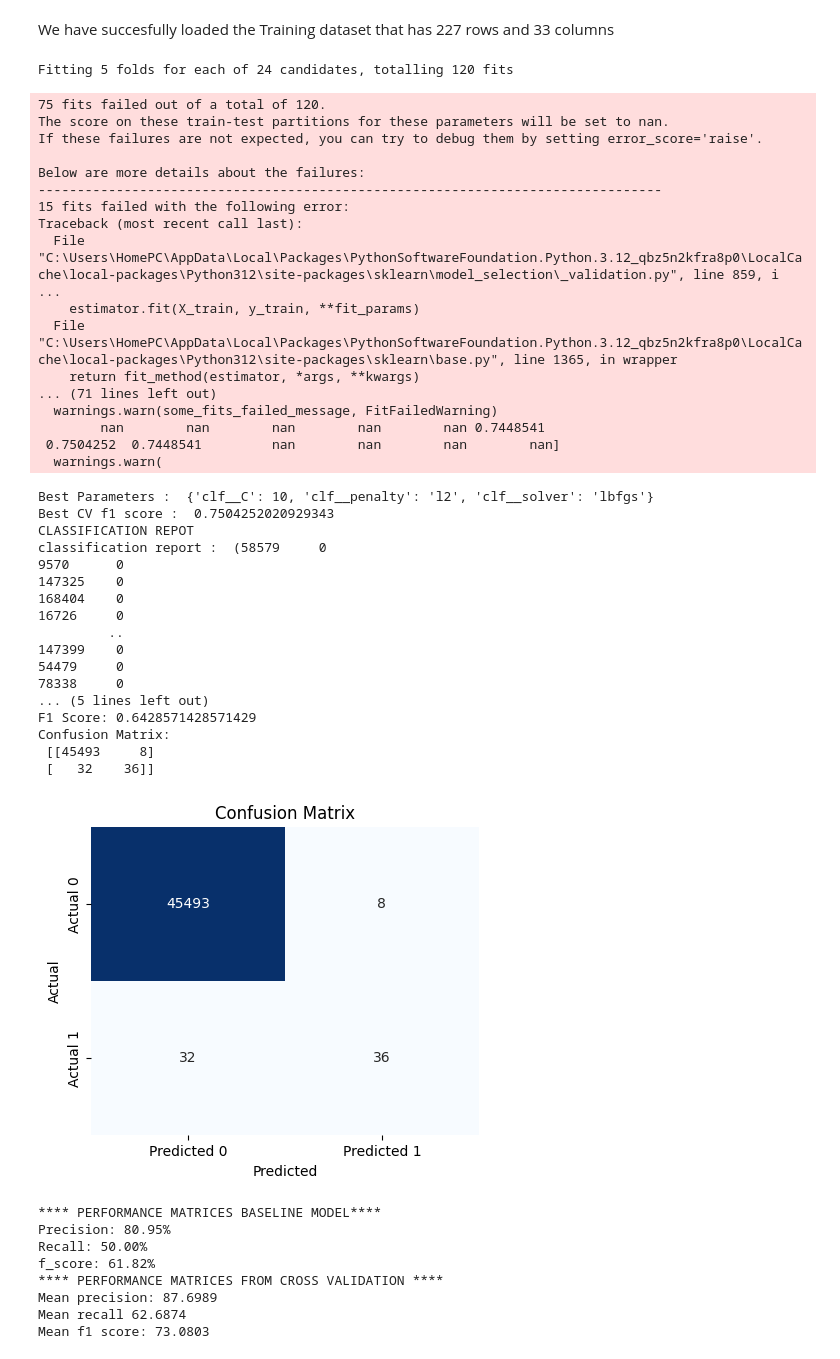
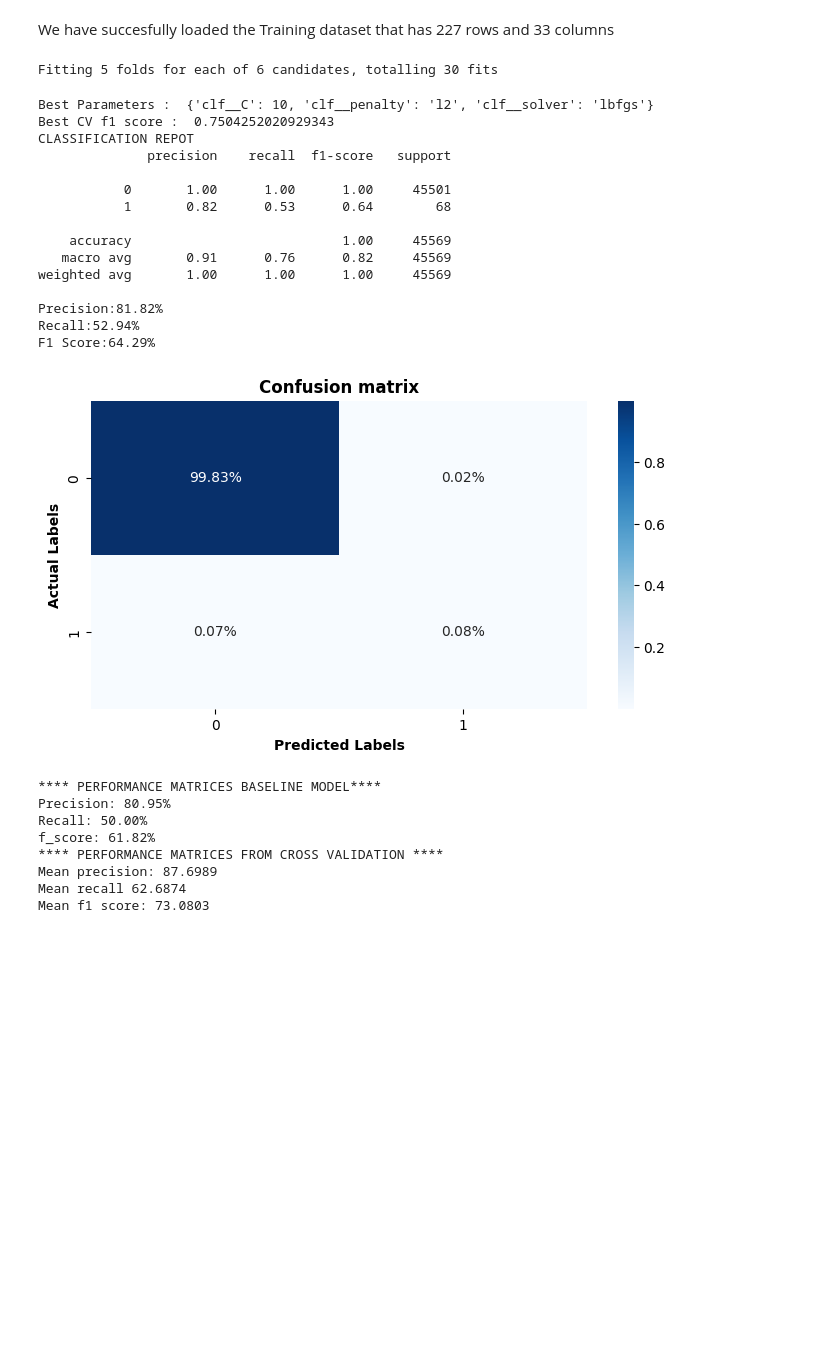
Before and after one commit to George-Njuguna/End-to-End-Real-Time-Anomaly-Detection-Pipeline, a Jupyter notebook: modelling.ipynb, the cells around one changed output. Saved outputs shown, nothing was run; the diff lists cells and outputs as text; code cells hidden in the pictures; blank space fills up the shorter version.

```diff
--- a/modelling.ipynb
+++ b/modelling.ipynb
@@ -90,7 +90,7 @@ pipe = sklpipeline([
 ])
 
 param_grid = [
-    {'clf__penalty':['l2','none'],
+    {'clf__penalty':[ 'l2', None],
     'clf__C' : [0.1,1,10],
     'clf__solver': ['lbfgs']
 }
@@ -103,80 +103,62 @@ grid = GridSearchCV(
     estimator = pipe,
     param_grid = param_grid,
     scoring = 'f1',
     cv = skf,
     n_jobs = 1,
     verbose = 1
 
 )
 
 grid.fit(X_train, y_train)
 print('Best Parameters : ', grid.best_params_)
 print('Best CV f1 score : ', grid.best_score_)
 
  # Evaluation
 best_model1= grid.best_estimator_
 y_pred1 = best_model1.predict(X_test)
 y_pred1_prob = best_model1.predict_proba(X_test)[:,1]
 precision = precision_score(y_test, y_pred1)
 recall = recall_score(y_test, y_pred1)
 f1 = f1_score(y_test, y_pred1)
 
 # Confusion Matrix
 cm = confusion_matrix(y_test, y_pred1)
 
 print('CLASSIFICATION REPOT')
-print('classification report : ', (y_test, y_pred1))
-print("Precision:", precision)
-print("Recall:", recall)
-print("F1 Score:", f1)
-print("Confusion Matrix:\n", cm)
+print(classification_report(y_test, y_pred1))
+print("Precision:{:.2f}%".format(precision * 100))
+print("Recall:{:.2f}%".format(recall* 100))
+print("F1 Score:{:.2f}%".format(f1* 100))
 
 # Heatmap for Confusion Matrix
-plt.figure(figsize=(5,4))
-sns.heatmap(cm, annot=True, fmt='d', cmap='Blues', cbar=False,
-            xticklabels=['Predicted 0', 'Predicted 1'],
-            yticklabels=['Actual 0', 'Actual 1'])
-plt.title("Confusion Matrix")
-plt.xlabel("Predicted")
-plt.ylabel("Actual")
+plt.figure( figsize = ( 8 , 4 ) )
+
+sns.heatmap( cm / np.sum( cm ) , annot=True,
+            fmt='.2%', cmap='Blues')
+
+plt.title('Confusion matrix', fontweight='bold')
+plt.xlabel('Predicted Labels', fontweight='bold')
+plt.ylabel('Actual Labels', fontweight='bold')
+
 plt.show()
 # %% [output]
-Fitting 5 folds for each of 24 candidates, totalling 120 fits
+Fitting 5 folds for each of 6 candidates, totalling 30 fits
-75 fits failed out of a total of 120.
-The score on these train-test partitions for these parameters will be set to nan.
-If these failures are not expected, you can try to debug them by setting error_score='raise'.
+Best Parameters :  {'clf__C': 10, 'clf__penalty': 'l2', 'clf__solver': 'lbfgs'}
+Best CV f1 score :  0.7504252020929343
+CLASSIFICATION REPOT
+              precision    recall  f1-score   support
 
-Below are more details about the failures:
---------------------------------------------------------------------------------
-15 fits failed with the following error:
-Traceback (most recent call last):
-  File "C:\Users\HomePC\AppData\Local\Packages\PythonSoftwareFoundation.Python.3.12_qbz5n2kfra8p0\LocalCache\local-packages\Python312\site-packages\sklearn\model_selection\_validation.py", line 859, i ...
-    estimator.fit(X_train, y_train, **fit_params)
-  File "C:\Users\HomePC\AppData\Local\Packages\PythonSoftwareFoundation.Python.3.12_qbz5n2kfra8p0\LocalCache\local-packages\Python312\site-packages\sklearn\base.py", line 1365, in wrapper
-    return fit_method(estimator, *args, **kwargs)
-... (71 lines left out)
-  warnings.warn(some_fits_failed_message, FitFailedWarning)
-        nan        nan        nan        nan        nan 0.7448541
- 0.7504252  0.7448541         nan        nan        nan        nan]
-  warnings.warn(
+           0       1.00      1.00      1.00     45501
+           1       0.82      0.53      0.64        68
+
+    accuracy                           1.00     45569
+   macro avg       0.91      0.76      0.82     45569
+weighted avg       1.00      1.00      1.00     45569
+
+Precision:81.82%
+Recall:52.94%
+F1 Score:64.29%
-Best Parameters :  {'clf__C': 10, 'clf__penalty': 'l2', 'clf__solver': 'lbfgs'}
-Best CV f1 score :  0.7504252020929343
-CLASSIFICATION REPOT
-classification report :  (58579     0
-9570      0
-147325    0
-168404    0
-16726     0
-         ..
-147399    0
-54479     0
-78338     0
-... (5 lines left out)
-F1 Score: 0.6428571428571429
-Confusion Matrix:
- [[45493     8]
- [   32    36]]
-[figure, old version]
+[figure, new version]
 # %%
  # Scalling the Ammount column
 scaler = StandardScaler()
```
Also changed, not shown: parts of 1 cell of this notebook.
